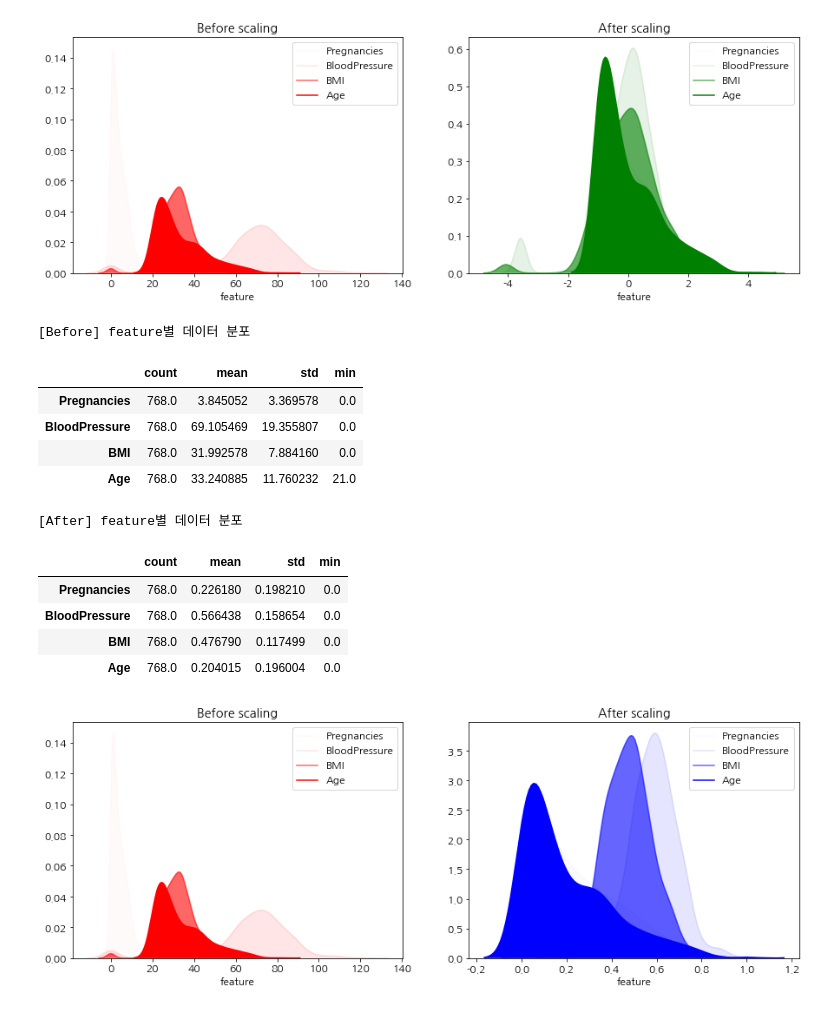
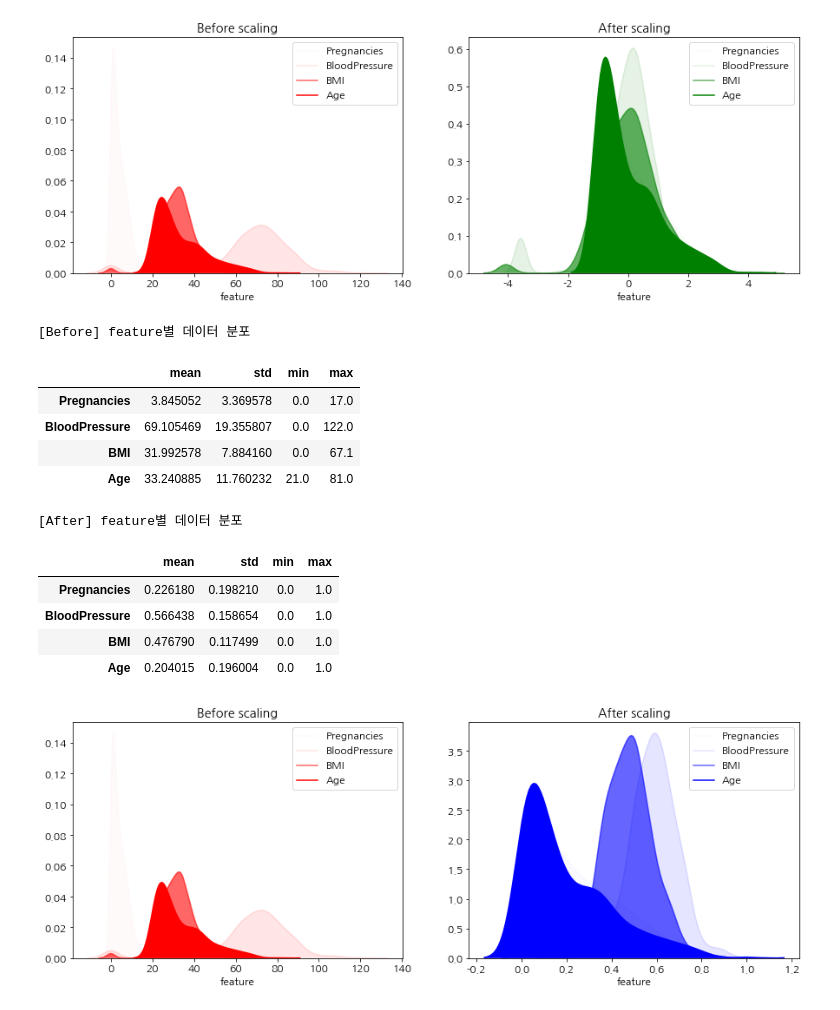
Before and after one commit to qiwerr1004/ADP_go, a Jupyter notebook: final/book/Chapter2.전처리.ipynb, the cells around one changed output. Saved outputs shown, nothing was run; the diff lists cells and outputs as text; code cells hidden in the pictures.

```diff
--- a/final/book/Chapter2.전처리.ipynb
+++ b/final/book/Chapter2.전처리.ipynb
@@ -916,30 +916,30 @@ plt.show()
 # %%
 # 최대최소(min-max) 스케일링: 모든 특성이 0~1사이에 위치하도록 데이터를 변경[(데이터값-최소값)/(최댓값-최솟값)]
 # 변환 후의 평균이 정확히 0이 되지 않고, 이상치의 악영향을 받기 쉽다는 단점이 있음
 from sklearn.preprocessing import MinMaxScaler
 mm = MinMaxScaler()
 
 print(f"[Before] feature별 데이터 분포")
-display(X.describe()[:4].T)
+display(X.describe().T[['mean', 'std', 'min', 'max']])
 
 sc = StandardScaler()
 new_X2 = pd.DataFrame(mm.fit_transform(X), columns=X.columns)
 
 print(f"[After] feature별 데이터 분포")
-display(new_X2.describe()[:4].T)
+display(new_X2.describe().T[['mean', 'std', 'min', 'max']])
 # %% [output]
 [Before] feature별 데이터 분포
-|  | count | mean | std | min |
-| Pregnancies | 768.0 | 3.845052 | 3.369578 | 0.0 |
-| BloodPressure | 768.0 | 69.105469 | 19.355807 | 0.0 |
-| BMI | 768.0 | 31.992578 | 7.884160 | 0.0 |
-| Age | 768.0 | 33.240885 | 11.760232 | 21.0 |
+|  | mean | std | min | max |
+| Pregnancies | 3.845052 | 3.369578 | 0.0 | 17.0 |
+| BloodPressure | 69.105469 | 19.355807 | 0.0 | 122.0 |
+| BMI | 31.992578 | 7.884160 | 0.0 | 67.1 |
+| Age | 33.240885 | 11.760232 | 21.0 | 81.0 |
 [After] feature별 데이터 분포
-|  | count | mean | std | min |
-| Pregnancies | 768.0 | 0.226180 | 0.198210 | 0.0 |
-| BloodPressure | 768.0 | 0.566438 | 0.158654 | 0.0 |
-| BMI | 768.0 | 0.476790 | 0.117499 | 0.0 |
-| Age | 768.0 | 0.204015 | 0.196004 | 0.0 |
+|  | mean | std | min | max |
+| Pregnancies | 0.226180 | 0.198210 | 0.0 | 1.0 |
+| BloodPressure | 0.566438 | 0.158654 | 0.0 | 1.0 |
+| BMI | 0.476790 | 0.117499 | 0.0 | 1.0 |
+| Age | 0.204015 | 0.196004 | 0.0 | 1.0 |
 # %%
 # 분포 시각화
 fig, ax = plt.subplots(1, 2, figsize=(15, 5))
```
Also changed, not shown: parts of 67 cells of this notebook.
